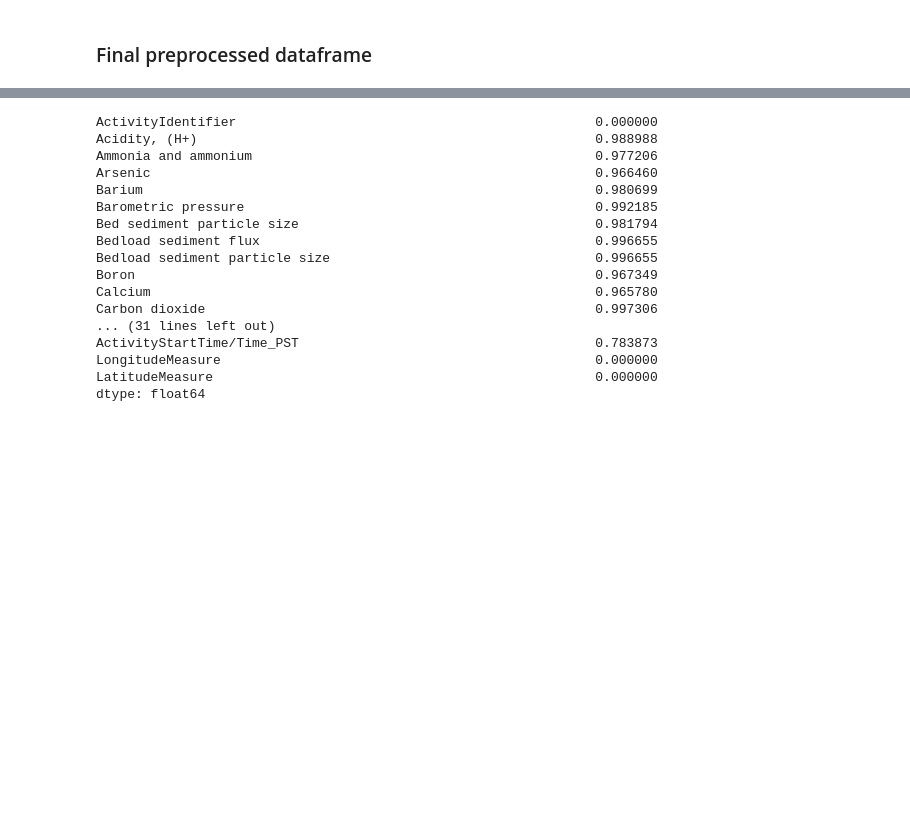
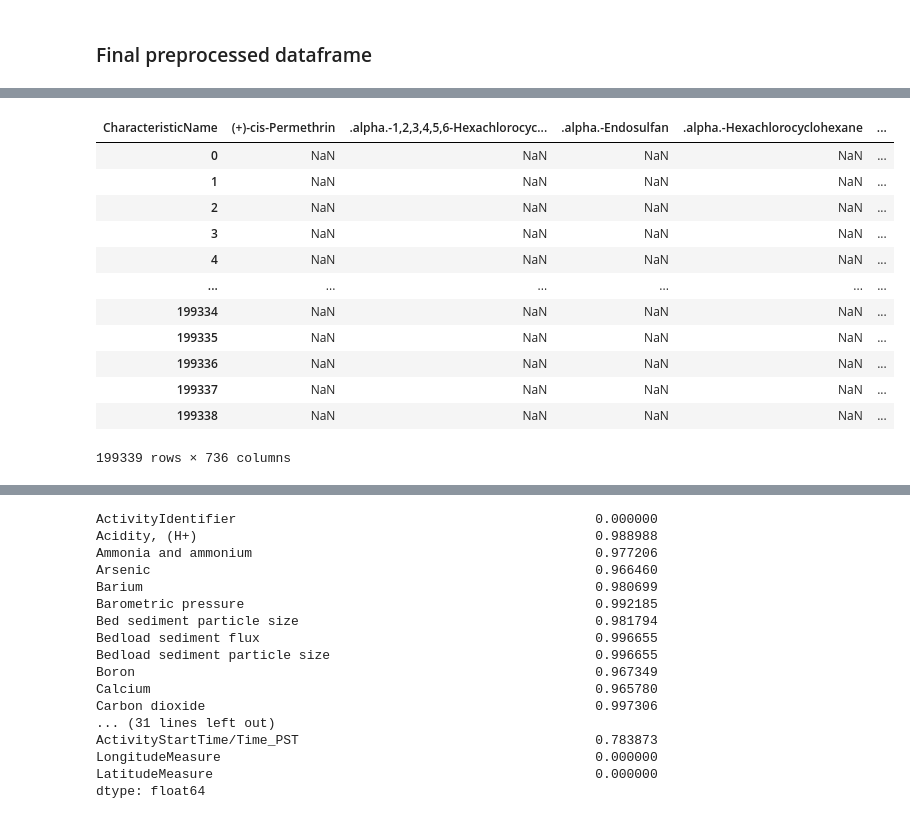
Before and after one commit to vishalival/eneres131-final-proj, a Jupyter notebook: data_preprocessing.ipynb, the cells around one changed output, grey strips where cells are left out. Saved outputs shown, nothing was run; the diff lists cells and outputs as text; code cells hidden in the pictures; blank space fills up the shorter version.

Commit message:
data updates

```diff
--- a/data_preprocessing.ipynb
+++ b/data_preprocessing.ipynb
@@ -446,0 +467,16 @@ filtered_df_bio_joined.head()
+# %%
+pivot_data_2
+# %% [output]
+| CharacteristicName | (+)-cis-Permethrin | .alpha.-1,2,3,4,5,6-Hexachlorocyc... | .alpha.-Endosulfan | .alpha.-Hexachlorocyclohexane | ... |
+| 0 | NaN | NaN | NaN | NaN | ... |
+| 1 | NaN | NaN | NaN | NaN | ... |
+| 2 | NaN | NaN | NaN | NaN | ... |
+| 3 | NaN | NaN | NaN | NaN | ... |
+| 4 | NaN | NaN | NaN | NaN | ... |
+| ... | ... | ... | ... | ... | ... |
+| 199334 | NaN | NaN | NaN | NaN | ... |
+| 199335 | NaN | NaN | NaN | NaN | ... |
+| 199336 | NaN | NaN | NaN | NaN | ... |
+| 199337 | NaN | NaN | NaN | NaN | ... |
+| 199338 | NaN | NaN | NaN | NaN | ... |
+199339 rows × 736 columns
```
Also changed, not shown: parts of 7 cells of this notebook, 1 other file.
